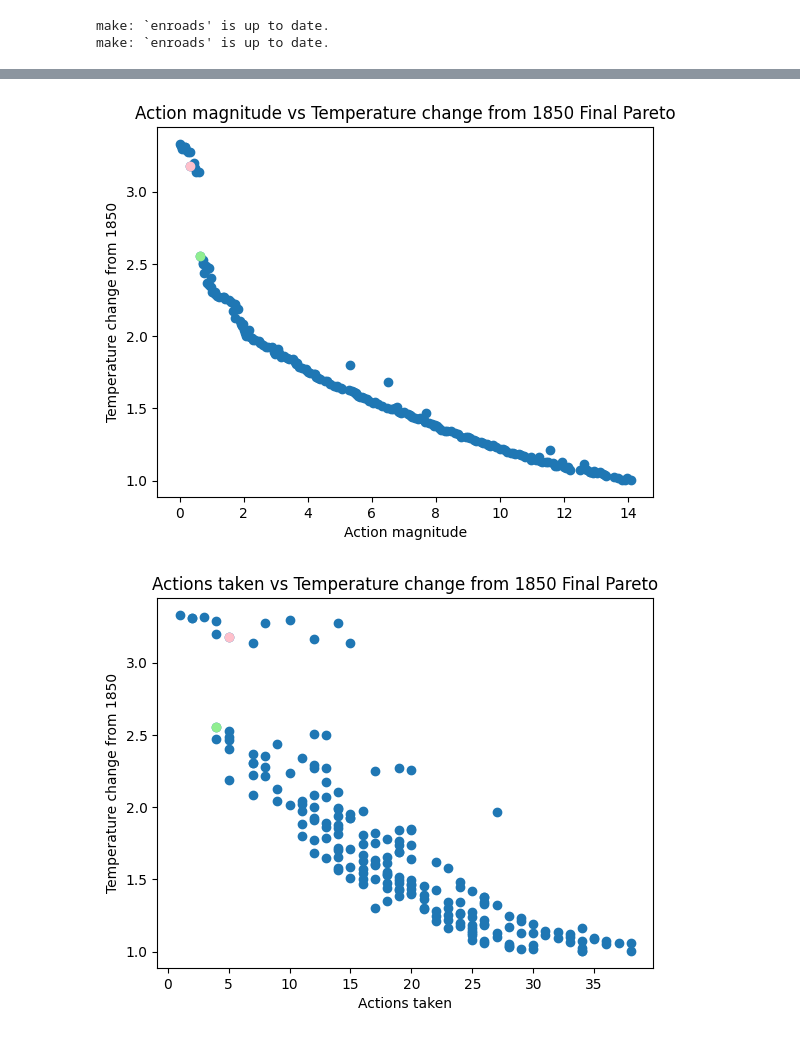
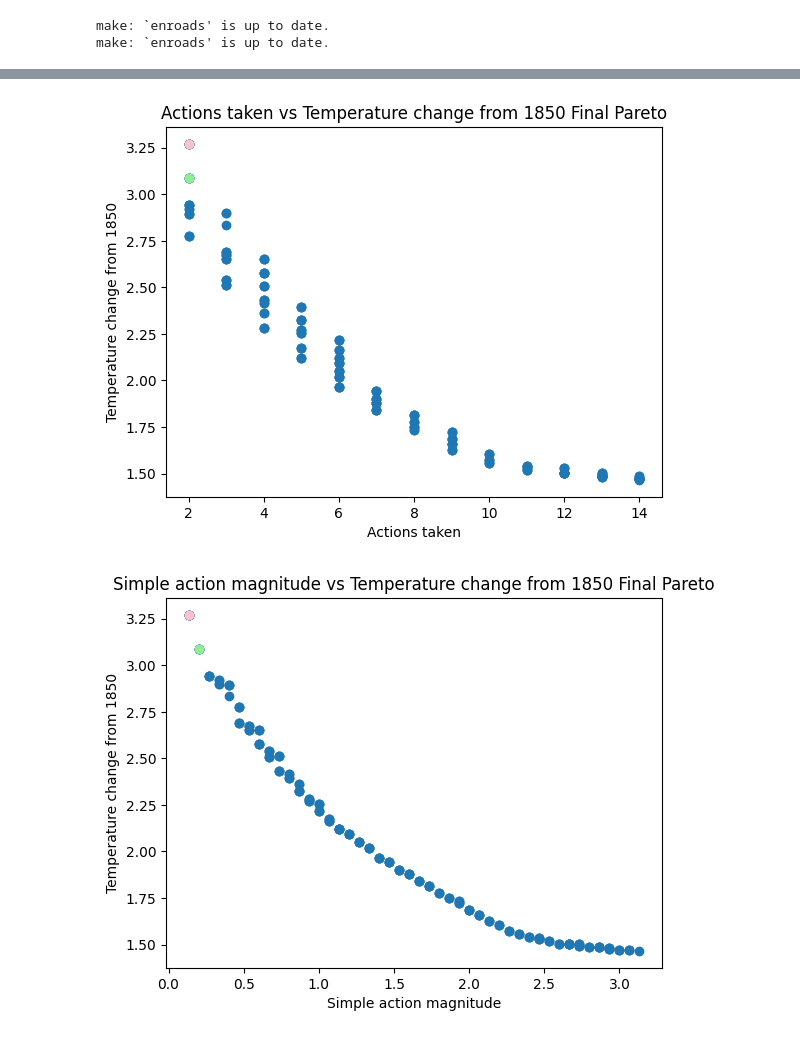
Before and after one commit to cognizant-ai-labs/en-roads-py, a Jupyter notebook: experiments/actions.ipynb, the cells around one changed output, grey strips where cells are left out. Drawn from its saved outputs; the diff is of its cells as text; code cells hidden in the pictures.

Commit message:
Ran simple experiment

```diff
--- a/experiments/actions.ipynb
+++ b/experiments/actions.ipynb
@@ -12,7 +12,7 @@ from experiments.experiment_utils import NNExperimenter, DirectExperimenter
 from enroadspy import load_input_specs, id_to_name
 from enroadspy.generate_url import actions_to_url
 # %%
-results_dir = Path("results/all-action-direct-decomplexify")
+results_dir = Path("results/action-simple-nocarbon")
 with open(results_dir / "config.yml", "r", encoding="utf-8") as f:
     config = yaml.safe_load(f)
 
@@ -116,0 +115,31 @@ plot_pareto(outcome_keys[1], outcome_keys[2], gens)
+# %%
+def find_special(special_outcomes: list[str]):
+    """
+    Find the special candidates in the Pareto.
+    Special means the largest difference in temperature and smallest mean difference in the normalized other outcomes.
+    """
+    pareto_df = pd.read_csv(results_dir / f"{gens}.csv")
+    pareto_df = pareto_df[pareto_df["rank"] == 1]
+
+    special_outcomes = ["Temperature change from 1850"] + special_outcomes
+    ascending = [False] + [True] * (len(special_outcomes) - 1)
+
+    pareto_df = pareto_df.sort_values(by=special_outcomes, ascending=ascending)
+
+    print(pareto_df.head())
+
+    diffs = pareto_df[special_outcomes].diff().abs().dropna()
+    diffs = diffs.sort_values(by=special_outcomes, ascending=ascending)
+
+    print(diffs.head())
+
+    combined = pd.concat([diffs, pareto_df["cand_id"]], ignore_index=False, axis=1)
+    special_id = combined.iloc[0]["cand_id"]
+
+    pareto_row_position = pareto_df.index.get_loc(pareto_df[pareto_df['cand_id'] == special_id].index[0])
+    special_rows = pareto_df.iloc[pareto_row_position-1:pareto_row_position+1]
+    return special_rows["cand_id"].tolist()
+
+print(outcome_keys)
+special = find_special([outcome_keys[0], outcome_keys[1]])
+print(special)
@@ -119,9 +166,9 @@ pareto_df = pd.read_csv(results_dir / f"{gens}.csv")
 pareto_df = pareto_df[pareto_df["rank"] == 1]
 pareto_df = pareto_df.sort_values(by=[outcome_keys[2], outcome_keys[1], outcome_keys[0]], ascending=False)
 
-print(pareto_df[["cand_id", outcome_keys[2], outcome_keys[1], outcome_keys[0]]].head(20))
+print(pareto_df[["cand_id", outcome_keys[2], outcome_keys[1], outcome_keys[0]]].head())
 # 57_162, 63_147
-special = ["351_138", "397_26"]
+# special = ["351_138", "397_26"]
 plot_pareto(outcome_keys[0], outcome_keys[2], gens, special)
 plot_pareto(outcome_keys[1], outcome_keys[2], gens, special)
 # %% [output]
@@ -145,5 +188,5 @@ plot_pareto(outcome_keys[1], outcome_keys[2], gens, special)
-[figure, old version]
+[figure, new version]
-[figure, old version]
+[figure, new version]
 # %%
 def compare_actions(cand_1, cand_2):
     [ca_1], _, _ = experimenter.get_candidate_results(cand_1)
```
Also changed, not shown: parts of 12 cells of this notebook, 4 other files.
